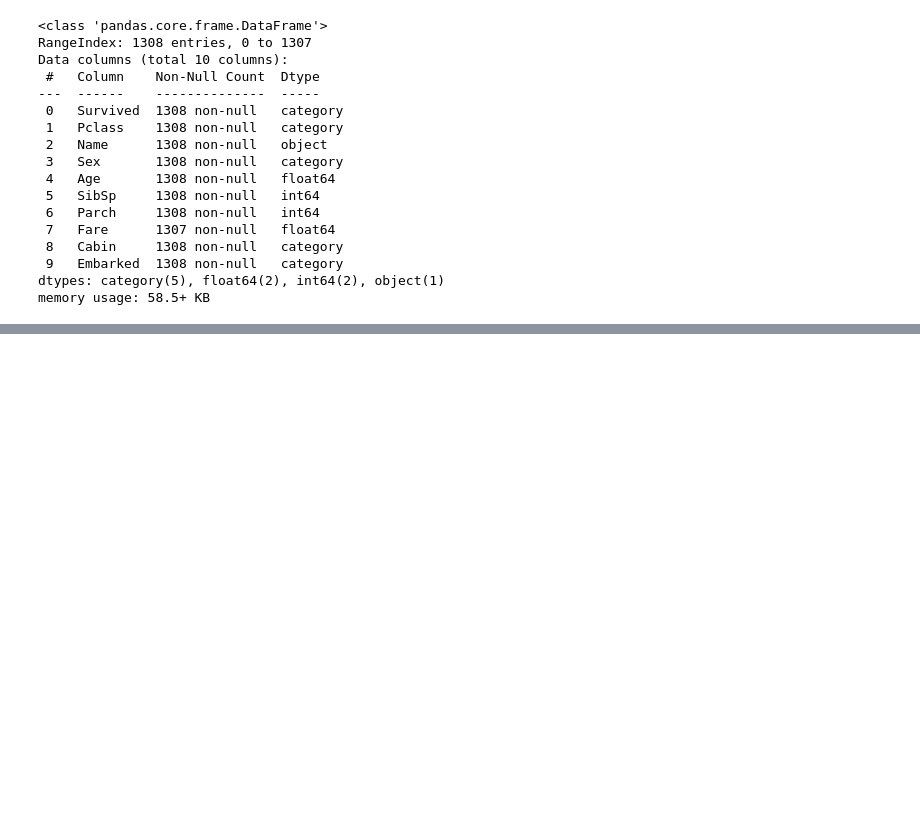
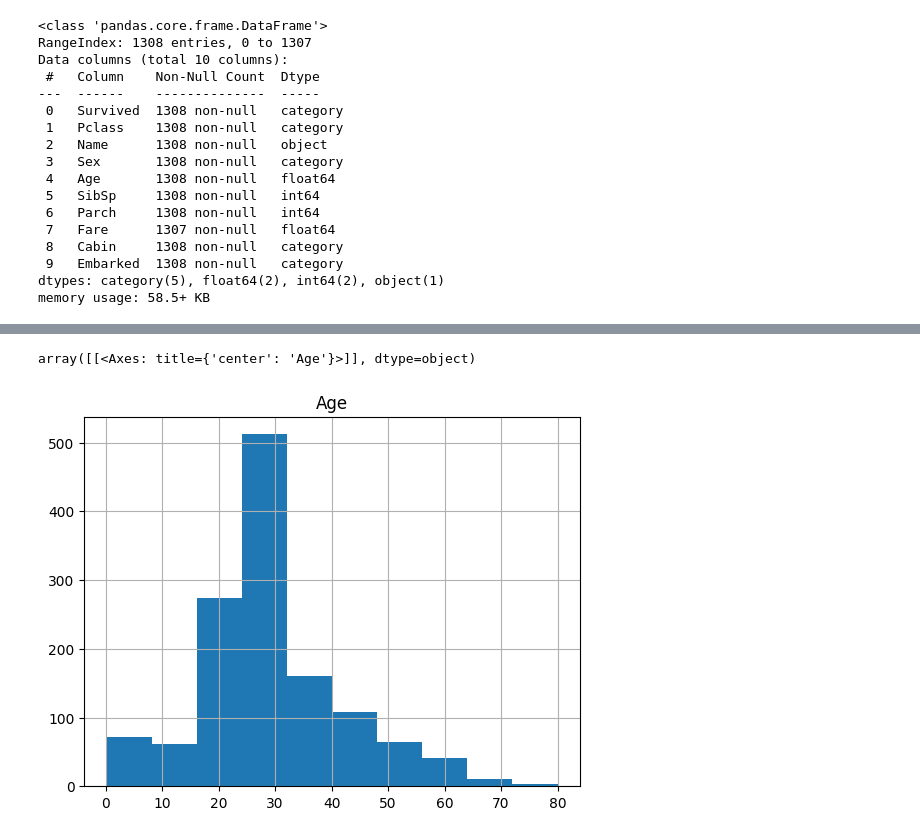
Before and after one commit to Javacream/org.javacream.training.python, a Jupyter notebook: DataAnalysis/titanic/titanic.ipynb, the cells around one changed output, grey strips where cells are left out. Cells and saved outputs as stored; diff of their text form; code cells hidden in the pictures; blank space fills up the shorter version.

```diff
--- a/DataAnalysis/titanic/titanic.ipynb
+++ b/DataAnalysis/titanic/titanic.ipynb
@@ -217,7 +217,7 @@ memory usage: 93.5+ KB
 ### Embarked, Sex, Pclass
 # %%
 df['Sex'] = pd.Categorical(df['Sex'])
-df['Pclass'] = pd.Categorical(df['Pclass']).rename_categories({0: 'First', 1: 'Second', 2: 'Third'})
+df['Pclass'] = pd.Categorical(df['Pclass']).rename_categories({1: 'First', 2: 'Second', 3: 'Third'})
 stations = {'S': 'Southhampton', 'C': 'Cherbourg', 'Q': 'Queenstown', 'U': 'Unknown'}
 embarked_categorical = pd.Categorical(df['Embarked']).rename_categories(stations)
 df['Embarked'] = embarked_categorical
@@ -225,6 +225,6 @@ df['Embarked'] = embarked_categorical
 ### Split der Kabineninformation, Extrahieren des Bereichs im Schiff
 # %%
 df.loc[df['Cabin'].isna(), 'Cabin'] = 'Z'
-cabin_area = [cabin[0] for cabin in df['Cabin'].astype('str')]
+cabin_area = [cabin[0] for cabin in df['Cabin']]
 cabin_area_series = pd.Series(cabin_area)
 df['Cabin'] = pd.Categorical(cabin_area_series)
@@ -270,0 +281,5 @@ memory usage: 58.5+ KB
+# %%
+df.hist('Age')
+# %% [output]
+array([[<Axes: title={'center': 'Age'}>]], dtype=object)
+[figure, added]
```
Also changed, not shown: parts of 4 cells of this notebook, 1 other file.
